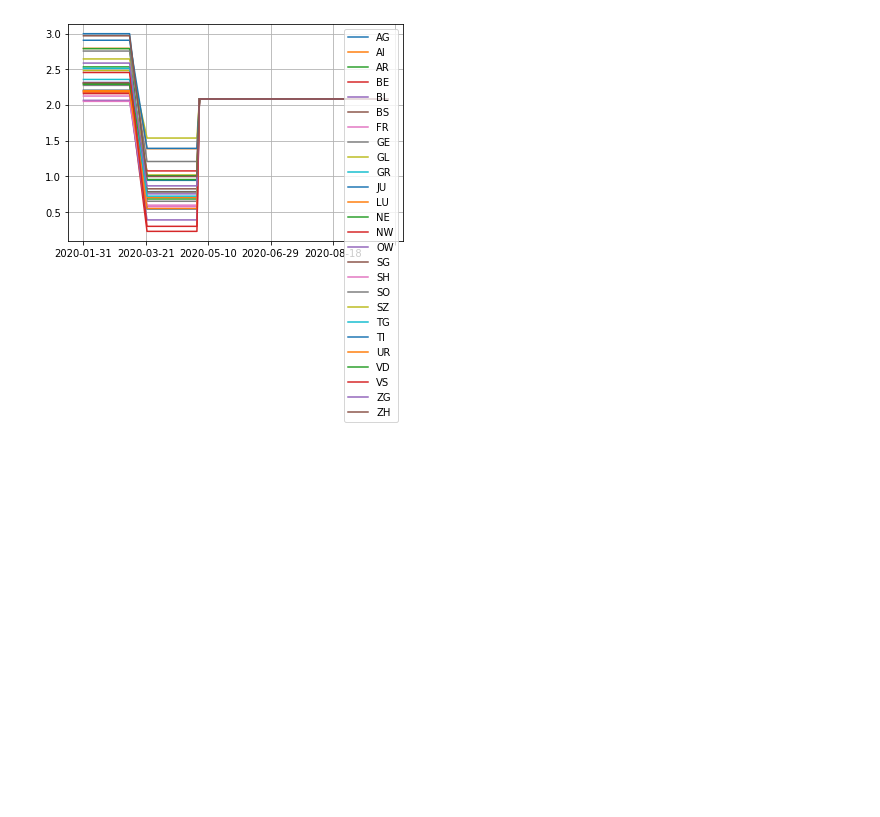
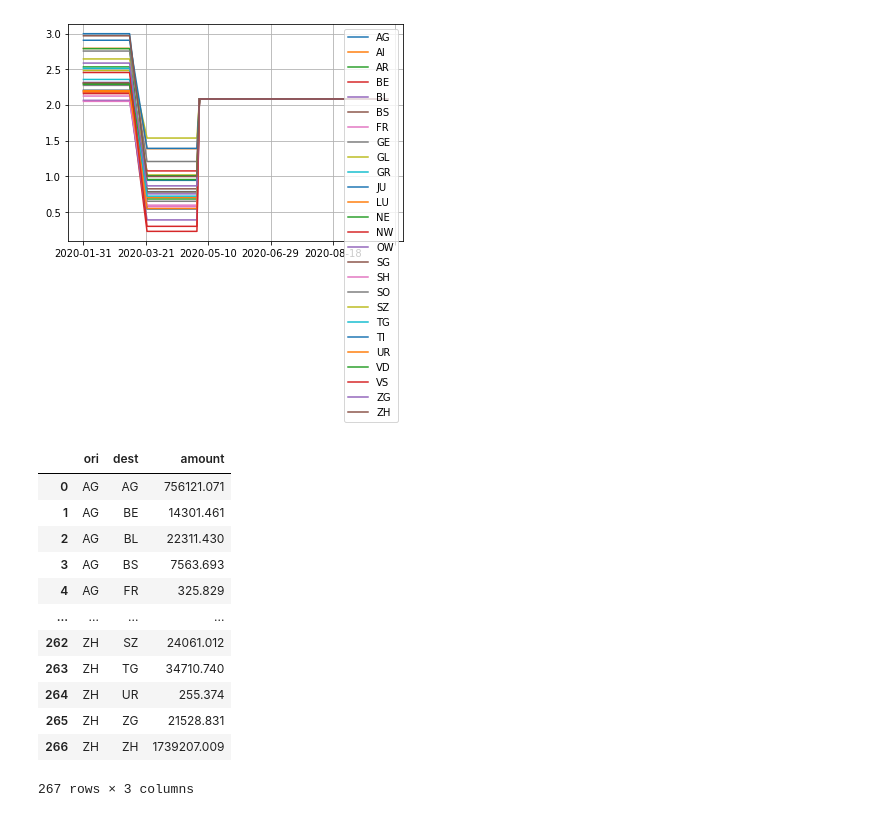
Before and after one commit to jcblemai/R0_BBRC_experiment, a Jupyter notebook: scenario-pipeline/dvpt.ipynb, the cells around one changed output. Drawn from its saved outputs; the diff is of its cells as text; code cells hidden in the pictures; blank space fills up the shorter version.

```diff
--- a/scenario-pipeline/dvpt.ipynb
+++ b/scenario-pipeline/dvpt.ipynb
@@ -145,3 +145,19 @@ cols(
   geoid = col_character()
 )
 [figure]
+# %%
+pd.read_csv('../data/ch/mobility_matrix_adj.csv')
+# %% [output]
+|  | ori | dest | amount |
+| 0 | AG | AG | 756121.071 |
+| 1 | AG | BE | 14301.461 |
+| 2 | AG | BL | 22311.430 |
+| 3 | AG | BS | 7563.693 |
+| 4 | AG | FR | 325.829 |
+| ... | ... | ... | ... |
+| 262 | ZH | SZ | 24061.012 |
+| 263 | ZH | TG | 34710.740 |
+| 264 | ZH | UR | 255.374 |
+| 265 | ZH | ZG | 21528.831 |
+| 266 | ZH | ZH | 1739207.009 |
+267 rows × 3 columns
```
Also changed, not shown: 1 other file.
